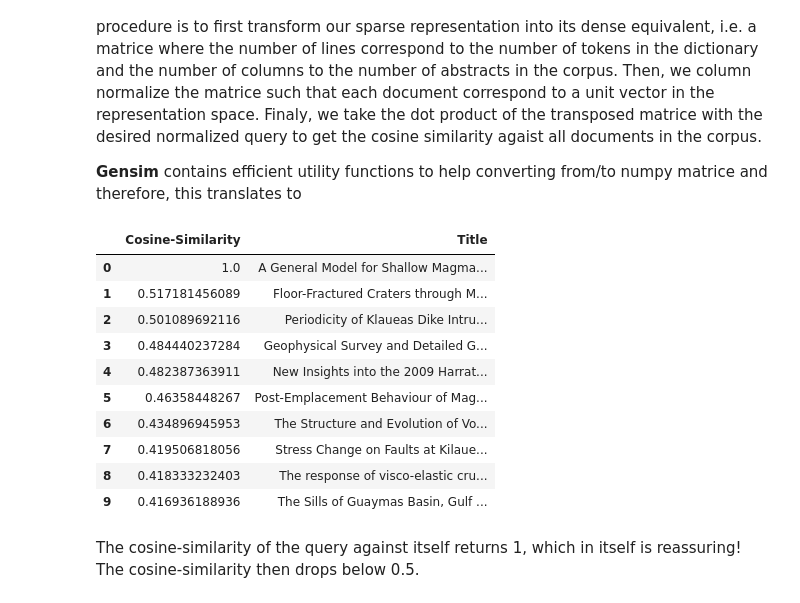
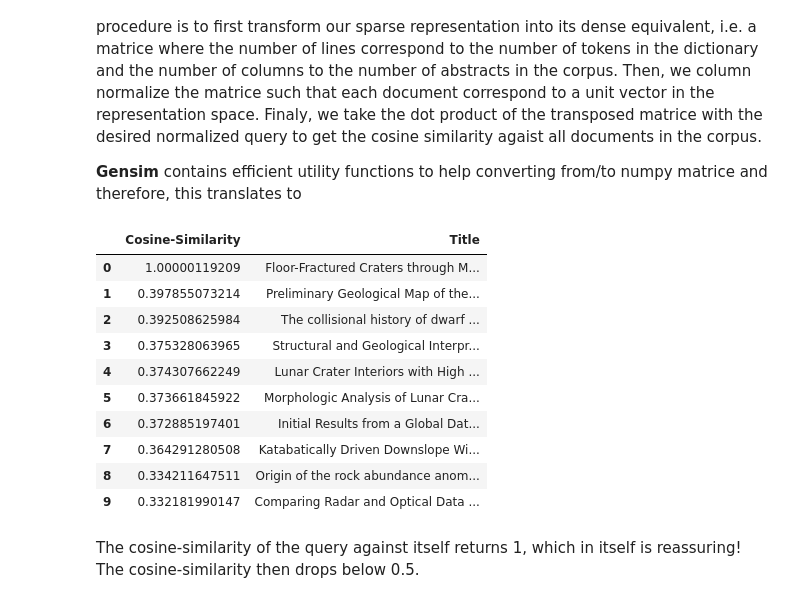
Before and after one commit to cthorey/AGU_Data, a Jupyter notebook: Notebook/Similar_Paper_Gensym.ipynb, the cells around one changed output. Drawn from its saved outputs; the diff is of its cells as text; code cells hidden in the pictures.

```diff
--- a/Notebook/Similar_Paper_Gensym.ipynb
+++ b/Notebook/Similar_Paper_Gensym.ipynb
@@ -140,14 +146,15 @@ def tokenize_and_stem(text,add_bigram = True):
 # %% [markdown]
 Then, the next step is to build the dictionary. **Gensim** is built in a memory-friendly fashion. Therefore, instead of loading the whole corpus into memory, tokenizing and stemming everything and see what remains, it allows us to build the dictionary document by document, with one document in memory at a time.
 # %%
-abstractf = os.path.join(model_saved,'gensim','abstract_bigram','abstract_bigram')
+abstractf = os.path.join(model_saved,'gensim','abstract','abstract')
 build = False
-if not os.path.isfile(abstractf+'_raw.dict') or build:
+if build:
     # First, write the document corpus on a txt file, one document perline.
     write_clean_corpus(abstracts,abstractf+'data.txt')
-
+    tokeniser = Tokenizer(False)
     # Next create the dictionary by iterating of the abstract, one per line in the txt file
-    dictionary = corpora.Dictionary(tokenize_and_stem(line) for line in open(abstractf+'.txt'))
+    dictionary = corpora.Dictionary(tokenizer.tokenize_and_stem(line) for line in open(abstractf+'.txt'))
     dictionary.save(abstractf+'_raw.dict')
 else:
+    tokeniser = Tokenizer(False)
     dictionary = corpora.Dictionary.load(abstractf+'_raw.dict')
@@ -286,19 +264,19 @@ score = np.dot(normalized_matrix.T,normalized_matrix[:,my_contrib[0]])
 # %%
 results = pd.DataFrame(np.stack((np.sort(score)[::-1],np.array(titles)[np.argsort(score)[::-1]])).T,
                        columns = ['Cosine-Similarity','Title'])
-results.head(10)
+r
 # %% [output]
 |  | Cosine-Similarity | Title |
-| 0 | 1.0 | A General Model for Shallow Magma... |
-| 1 | 0.517181456089 | Floor-Fractured Craters through M... |
-| 2 | 0.501089692116 | Periodicity of Klaueas Dike Intru... |
-| 3 | 0.484440237284 | Geophysical Survey and Detailed G... |
-| 4 | 0.482387363911 | New Insights into the 2009 Harrat... |
-| 5 | 0.46358448267 | Post-Emplacement Behaviour of Mag... |
-| 6 | 0.434896945953 | The Structure and Evolution of Vo... |
-| 7 | 0.419506818056 | Stress Change on Faults at Kilaue... |
-| 8 | 0.418333232403 | The response of visco-elastic cru... |
-| 9 | 0.416936188936 | The Sills of Guaymas Basin, Gulf ... |
+| 0 | 1.00000119209 | Floor-Fractured Craters through M... |
+| 1 | 0.397855073214 | Preliminary Geological Map of the... |
+| 2 | 0.392508625984 | The collisional history of dwarf ... |
+| 3 | 0.375328063965 | Structural and Geological Interpr... |
+| 4 | 0.374307662249 | Lunar Crater Interiors with High ... |
+| 5 | 0.373661845922 | Morphologic Analysis of Lunar Cra... |
+| 6 | 0.372885197401 | Initial Results from a Global Dat... |
+| 7 | 0.364291280508 | Katabatically Driven Downslope Wi... |
+| 8 | 0.334211647511 | Origin of the rock abundance anom... |
+| 9 | 0.332181990147 | Comparing Radar and Optical Data ... |
 # %% [markdown]
 The cosine-similarity of the query against itself returns 1, which in itself is reassuring! The cosine-similarity then drops below 0.5.
 # %% [markdown]
```
Also changed, not shown: parts of 33 cells of this notebook.
